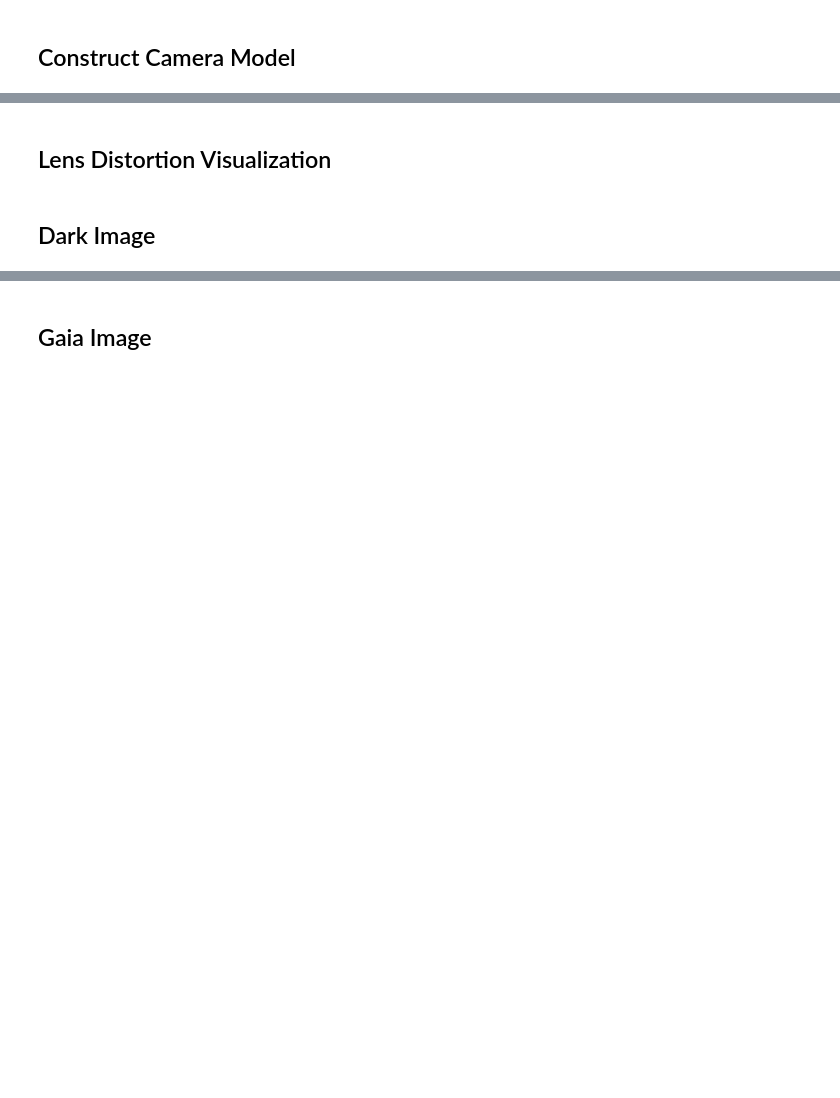
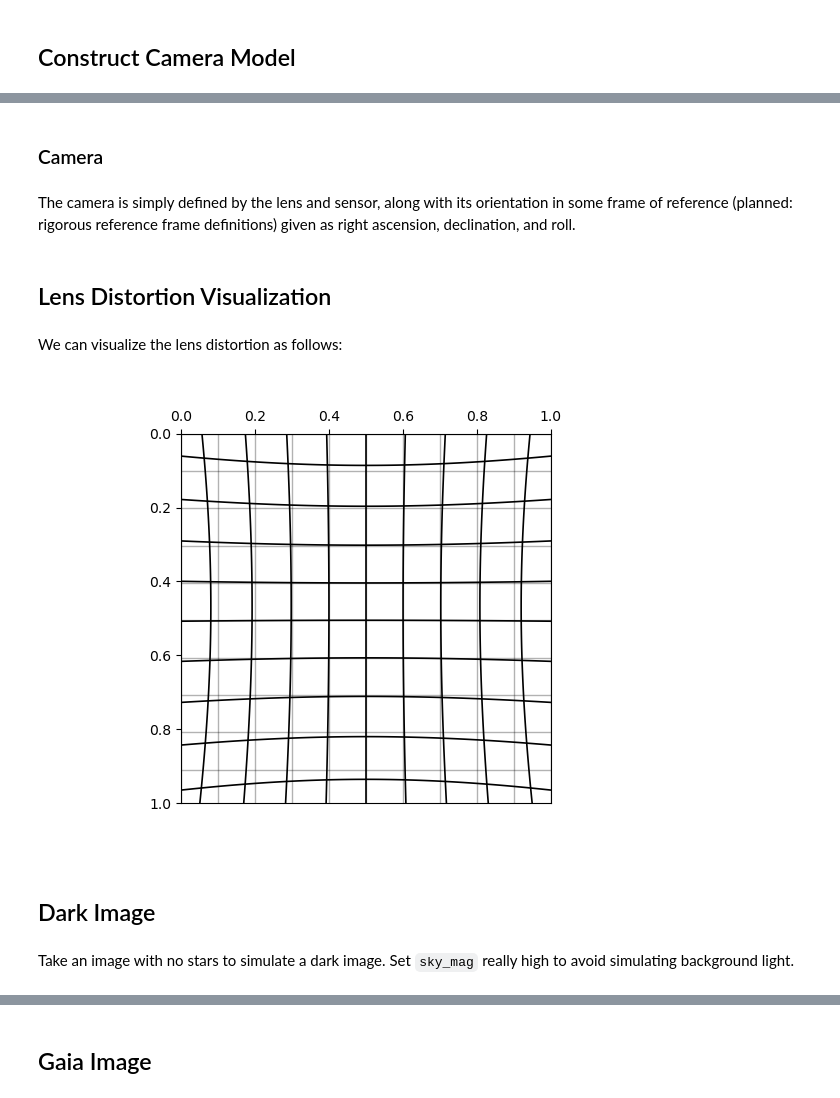
Before and after one commit to TigerHou2/StarSim, a Jupyter notebook: examples/gaia.ipynb, the cells around one changed output, grey strips where cells are left out. Saved outputs shown, nothing was run; the diff lists cells and outputs as text; code cells hidden in the pictures; blank space fills up the shorter version.

```diff
--- a/examples/gaia.ipynb
+++ b/examples/gaia.ipynb
@@ -52,4 +72,6 @@ from astropy.table import Table
 # %%
-wavelength = 550  # nm
-aperture = 50  # mm
-focal_length = 30  # mm
+lens = Lens(aperture=aperture.to(units.mm).value, focal_length=focal_length.to(units.mm).value,
+            transmission_efficiency=0.99,
+            k1=0.4, k2=0.1, k4=0.1,
+            p1=0.01,
+            psf=psf, psf_bounds=(3,3))
@@ -63,19 +107,25 @@ psf = gaussianPSFModel(sigma=10*units.micron)
 # %%
-no_bloom = set()
-full_bloom = {'+x','-x','+y','-y'}
+NUM_ROWS = 600
+NUM_COLS = 400
 
-sensor = Sensor(width_px=700, height_px=700,
+BIAS = np.ones(NUM_COLS) * 20
+bad_bias_rate = 0.005
+bad_cols = np.random.choice(np.arange(NUM_COLS, dtype=int), int(np.ceil(bad_bias_rate * NUM_COLS)), replace=False)
+BIAS[bad_cols] = 500
+
+HOT_PX = np.ones((NUM_ROWS, NUM_COLS))
+hot_rate = 0.001
+bad_px = np.random.choice(np.arange(NUM_COLS*NUM_ROWS, dtype=int), int(np.ceil(hot_rate * NUM_COLS*NUM_ROWS)), replace=False)
+HOT_PX.ravel()[bad_px] = np.random.rand(len(bad_px)) * 10 + 5
+
+sensor = Sensor(width_px=NUM_COLS, height_px=NUM_ROWS,
                 px_len=6, px_pitch=6.5,
                 filter_efficiency=0.9, band='g',
-                quantum_efficiency=0.3, dark_current=darkFunc,
-                gain=5, full_well_capacity=1e6,
-                bloom=no_bloom,
+                quantum_efficiency=0.3, dark_current=darkFunc, hot_pixels=HOT_PX,
+                gain=5, bias=BIAS, full_well_capacity=1e6, adc_limit=2**14,
+                bloom={'+y'},
                 readout_time=0, read_noise=25)
-
-lens = Lens(aperture=aperture, focal_length=focal_length,
-            transmission_efficiency=0.99,
-            k1=0.4, k2=0.1, k4=0.1,
-            p1=0.01,
-            psf=psf, psf_bounds=(3,3))
-
-camera = Camera(lens=lens, sensor=sensor, ra=0, dec=0, roll=0)
+# %% [markdown]
+### Camera
+# %% [markdown]
+The camera is simply defined by the lens and sensor, along with its orientation in some frame of reference (planned: rigorous reference frame definitions) given as right ascension, declination, and roll.
@@ -82,33 +134,41 @@ camera = Camera(lens=lens, sensor=sensor, ra=0, dec=0, roll=0)
 # %% [markdown]
 ## Lens Distortion Visualization
+# %% [markdown]
+We can visualize the lens distortion as follows:
 # %%
 num_rows = 100
 num_cols = 101
 col_step = 10
 row_step = 10
 _x = np.linspace(0,1,num_cols)
 _y = np.linspace(0,1,num_rows)
 X,Y = np.meshgrid(_x,_y)
 Xd, Yd = camera.lens.applyDistortion(X,Y)
 
 fig, ax = plt.subplots()
 
 # reference grid
 for col in range(0, num_cols, col_step):
     ax.plot(X[:,col], Y[:,col], c='k', alpha=0.3, lw=1)
 for row in range(0, num_rows, row_step):
     ax.plot(X[row,:], Y[row,:], c='k', alpha=0.3, lw=1)
 
 # distorted grid
 for col in range(0, num_cols, col_step):
     ax.plot(Xd[:,col], Yd[:,col], c='k', lw=1.2)
 for row in range(0, num_rows, row_step):
     ax.plot(Xd[row,:], Yd[row,:], c='k', lw=1.2)
 ax.set_aspect('equal')
 ax.set_xlim([0,1])
 ax.set_ylim([0,1])
+ax.invert_yaxis()
+ax.tick_params(top=True, labeltop=True, bottom=False, labelbottom=False)
 plt.show()
+# %% [output]
+[figure, added]
 # %% [markdown]
 ## Dark Image
+# %% [markdown]
+Take an image with no stars to simulate a dark image. Set `sky_mag` really high to avoid simulating background light.
 # %%
 camera.sensor.clear()
```
Also changed, not shown: parts of 28 cells of this notebook, 7 other files.
